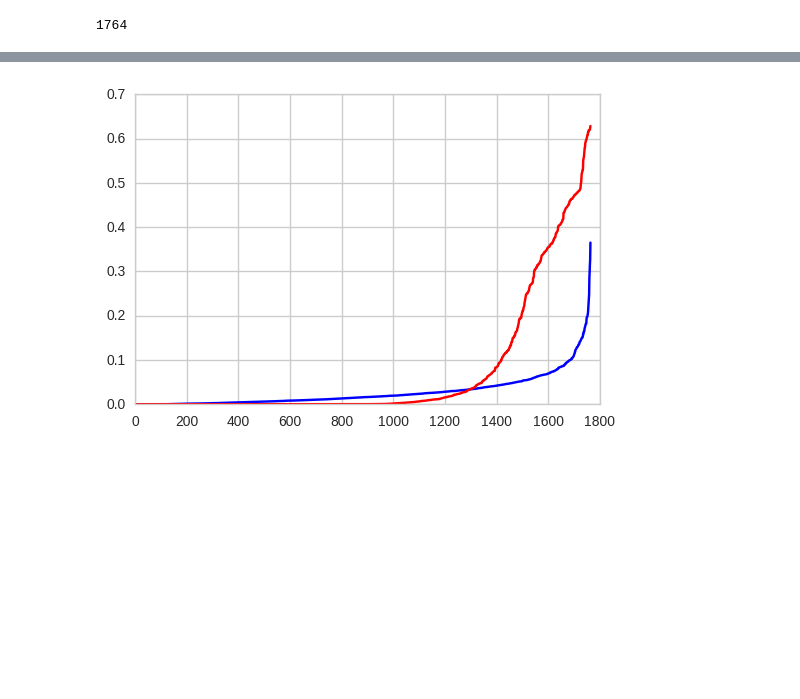
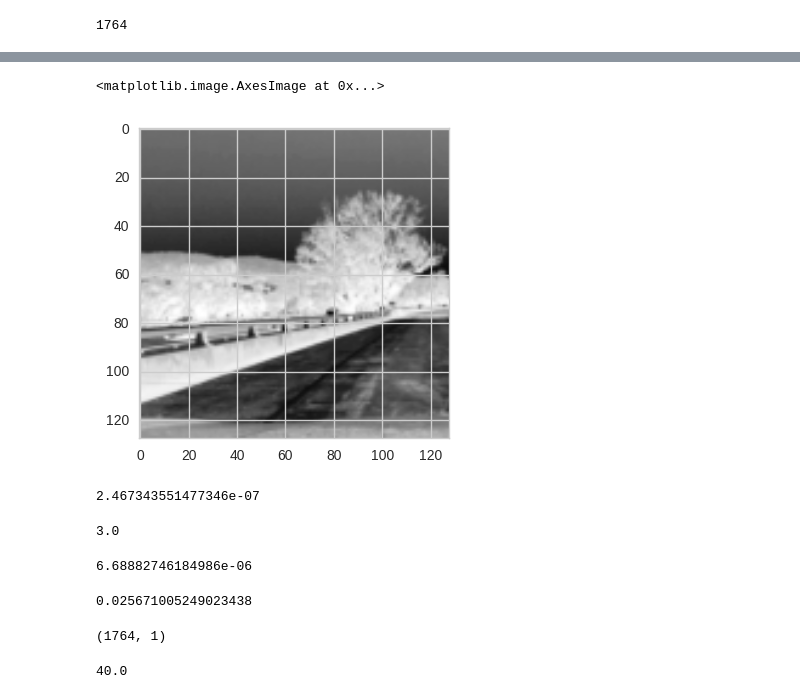
Before and after one commit to pkern90/vehicle-tracking, a Jupyter notebook: Notebooks/HOG experiments.ipynb, the cells around one changed output, grey strips where cells are left out. Drawn from its saved outputs; the diff is of its cells as text; code cells hidden in the pictures; blank space fills up the shorter version.

```diff
--- a/Notebooks/HOG experiments.ipynb
+++ b/Notebooks/HOG experiments.ipynb
@@ -197,9 +269,16 @@ print(t2 - t1)
+# %%
+img = imread('../test_images/test%s.jpg' % 1)
+img = img[:,:720]
+img = imresize(img, (128, 128))
+
+img = cv2.cvtColor(img, cv2.COLOR_RGB2GRAY)
+plt.imshow(img)
+# %% [output]
+<matplotlib.image.AxesImage at 0x...>
+[figure, added]
 # %%
-pix_per_cell = 8
-cells_per_block = 2
-
-win_size = (img.shape[1] // pix_per_cell * pix_per_cell, img.shape[0] // pix_per_cell * pix_per_cell)
-block_size_px = (cells_per_block * pix_per_cell, cells_per_block * pix_per_cell)
+win_size = (64,64)
+block_size_px = (16,16)
 nbins = 9
 block_stride = (8, 8)
 deriv_aperture = 1
@@ -221,10 +300,38 @@ hog = cv2.HOGDescriptor(_winSize=win_size,
                         _gammaCorrection=gamma_correction,
                         _nlevels=nlevels
                        )
-
-hog_feats = hog.compute(img)
-plt.plot(np.sort(feature_vec), label='old', color='b')[0]
-plt.plot(np.sort(hog_feats, axis=0), label='opencv', color='r')[0]
-plt.show()
-# %% [output]
-[figure, removed]
+# %%
+winStride = (32,32)
+padding = (0,0)
+locations = ((0,0),(1,0),(2,0),(3,0),(4,0),(5,0),(6,0),(7,0),(8,0),(9,0))
+
+
+t1 = time.time()
+for i in range(1):
+    hist = hog.compute(img, winStride, padding)
+t2 = time.time()
+
+print((t2 - t1)/7225)
+np.sqrt(hist.shape[0] / 1764)
+# %% [output]
+2.467343551477346e-07
+3.0
+# %%
+6.68882746184986e-06
+# %% [output]
+6.68882746184986e-06
+# %%
+t1 = time.time()
+for i in range(100):
+    hist = hog.compute(car_64x64)
+t2 = time.time()
+
+print((t2 - t1))
+hist.shape
+# %% [output]
+0.025671005249023438
+(1764, 1)
+# %%
+1280/winStride[0]
+# %% [output]
+40.0
```
Also changed, not shown: parts of 17 cells of this notebook, 3 other files.
